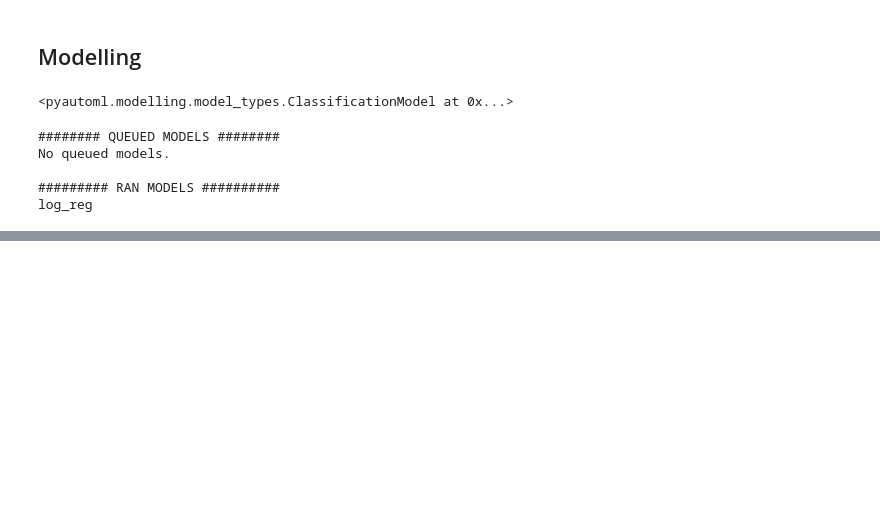
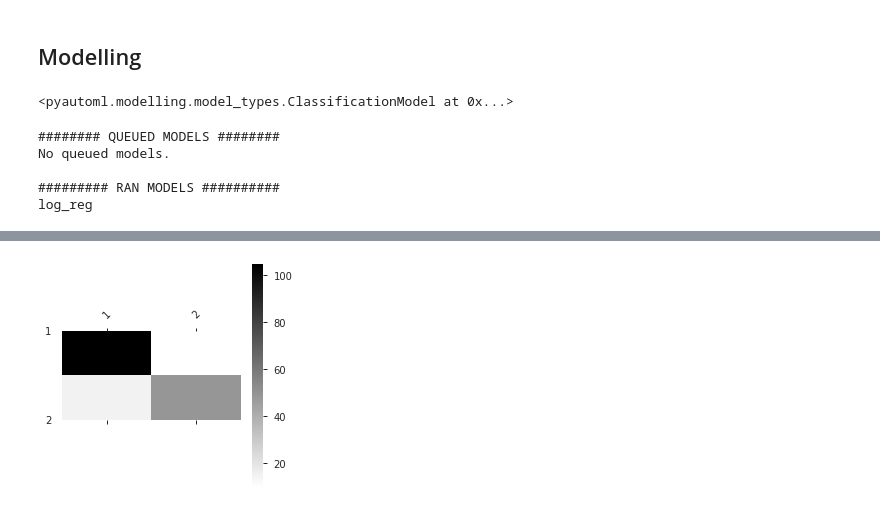
Before and after one commit to Ashton-Sidhu/aethos, a Jupyter notebook: examples/PyautoML Titanic.ipynb, the cells around one changed output, grey strips where cells are left out. Drawn from its saved outputs; the diff is of its cells as text; code cells hidden in the pictures; blank space fills up the shorter version.

```diff
--- a/examples/PyautoML Titanic.ipynb
+++ b/examples/PyautoML Titanic.ipynb
@@ -280,0 +370,19 @@ findfont: Font family ['sans-serif'] not found. Falling back to DejaVu Sans.
+# %%
+def plot_confusion_matrix(df_confusion, title='Confusion matrix', cmap=plt.cm.gray_r):
+    plt.matshow(df_confusion, cmap=cmap) # imshow
+    #plt.title(title)
+    plt.colorbar()
+    tick_marks = np.arange(len(df_confusion.columns))
+    plt.xticks(tick_marks, df_confusion.columns, rotation=45)
+    plt.yticks(tick_marks, df_confusion.index)
+    plt.ylabel(df_confusion.index.name)
+    plt.xlabel(df_confusion.columns.name)
+    plt.grid(False)
+# %%
+df_cm = pd.DataFrame(
+            sklearn.metrics.confusion_matrix(model.log_reg.target_data, model.log_reg.prediction_data), index=['1','2'], columns=['1','2'],
+        )
+# %%
+plot_confusion_matrix(df_cm)
+# %% [output]
+[figure, added]
```
Also changed, not shown: parts of 27 cells of this notebook, 2 other files.
